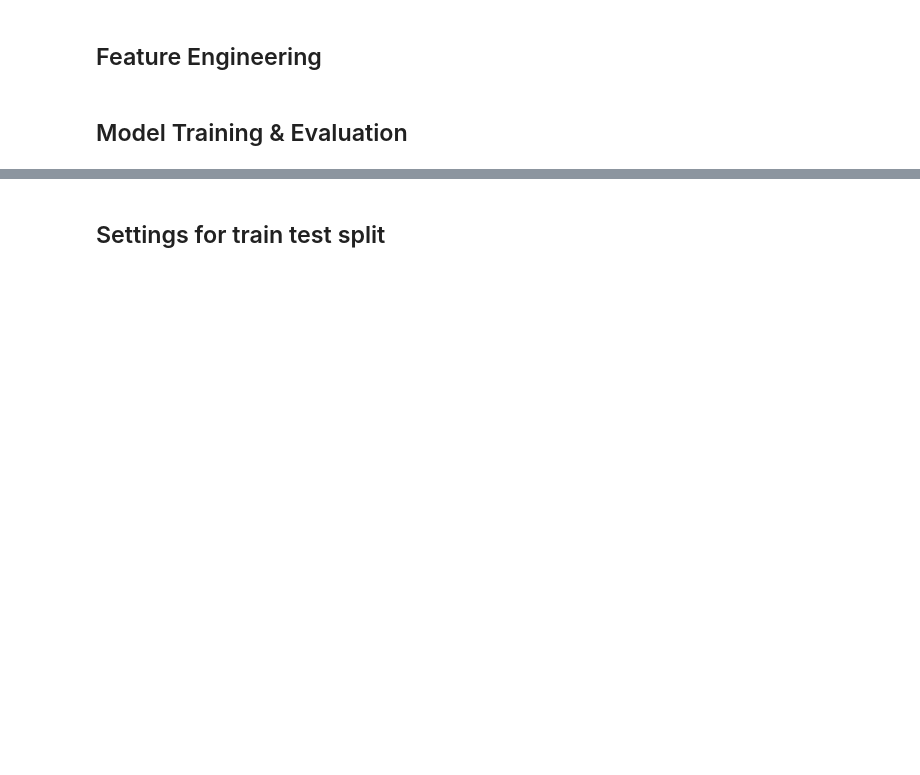
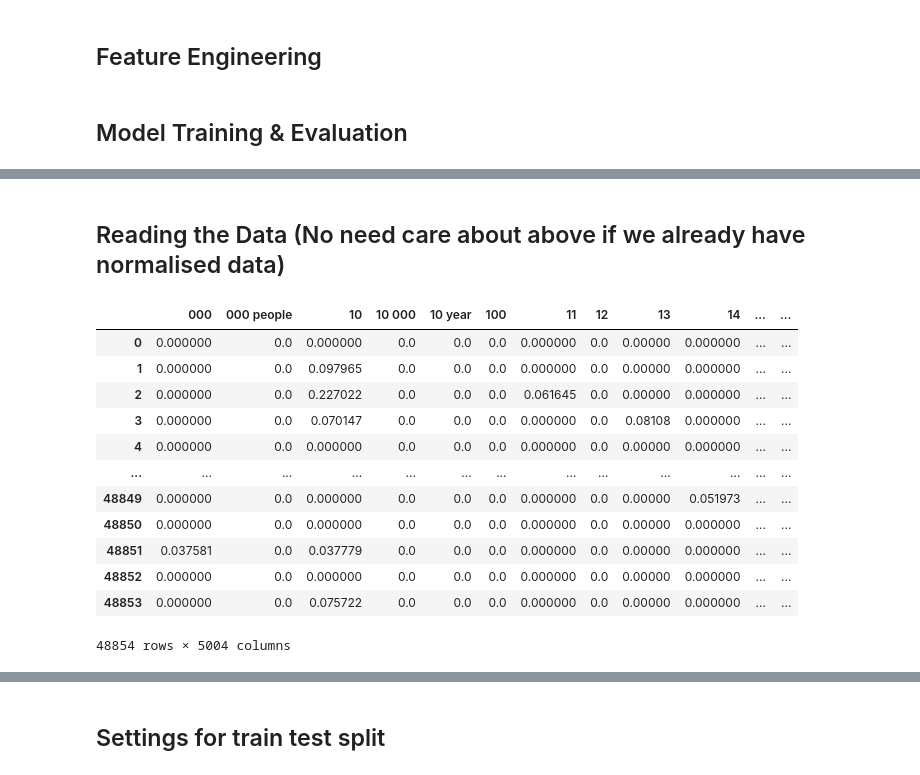
Before and after one commit to Droffilc13/CS4248-NLP_Project, a Jupyter notebook: Team18.ipynb, the cells around one changed output, grey strips where cells are left out. Drawn from its saved outputs; the diff is of its cells as text; code cells hidden in the pictures; blank space fills up the shorter version.

```diff
--- a/Team18.ipynb
+++ b/Team18.ipynb
@@ -99,0 +532,24 @@ tfidf_df = pd.DataFrame(tfidf_matrix.toarray(), columns=vectorizer.get_feature_n
+# %% [markdown]
+##  Reading the Data (No need care about above if we already have normalised data)
+# %%
+import pandas as pd
+
+normalised_df = pd.read_csv('preprocessed_data/normalised_fulltrain.csv')
+X = normalised_df.drop(columns=[CLASSIFICATION_NAME])
+y = normalised_df[CLASSIFICATION_NAME]
+# %%
+X
+# %% [output]
+|  | 000 | 000 people | 10 | 10 000 | 10 year | 100 | 11 | 12 | 13 | 14 | ... | ... |
+| 0 | 0.000000 | 0.0 | 0.000000 | 0.0 | 0.0 | 0.0 | 0.000000 | 0.0 | 0.00000 | 0.000000 | ... | ... |
+| 1 | 0.000000 | 0.0 | 0.097965 | 0.0 | 0.0 | 0.0 | 0.000000 | 0.0 | 0.00000 | 0.000000 | ... | ... |
+| 2 | 0.000000 | 0.0 | 0.227022 | 0.0 | 0.0 | 0.0 | 0.061645 | 0.0 | 0.00000 | 0.000000 | ... | ... |
+| 3 | 0.000000 | 0.0 | 0.070147 | 0.0 | 0.0 | 0.0 | 0.000000 | 0.0 | 0.08108 | 0.000000 | ... | ... |
+| 4 | 0.000000 | 0.0 | 0.000000 | 0.0 | 0.0 | 0.0 | 0.000000 | 0.0 | 0.00000 | 0.000000 | ... | ... |
+| ... | ... | ... | ... | ... | ... | ... | ... | ... | ... | ... | ... | ... |
+| 48849 | 0.000000 | 0.0 | 0.000000 | 0.0 | 0.0 | 0.0 | 0.000000 | 0.0 | 0.00000 | 0.051973 | ... | ... |
+| 48850 | 0.000000 | 0.0 | 0.000000 | 0.0 | 0.0 | 0.0 | 0.000000 | 0.0 | 0.00000 | 0.000000 | ... | ... |
+| 48851 | 0.037581 | 0.0 | 0.037779 | 0.0 | 0.0 | 0.0 | 0.000000 | 0.0 | 0.00000 | 0.000000 | ... | ... |
+| 48852 | 0.000000 | 0.0 | 0.000000 | 0.0 | 0.0 | 0.0 | 0.000000 | 0.0 | 0.00000 | 0.000000 | ... | ... |
+| 48853 | 0.000000 | 0.0 | 0.075722 | 0.0 | 0.0 | 0.0 | 0.000000 | 0.0 | 0.00000 | 0.000000 | ... | ... |
+48854 rows × 5004 columns
```
Also changed, not shown: parts of 43 cells of this notebook.
